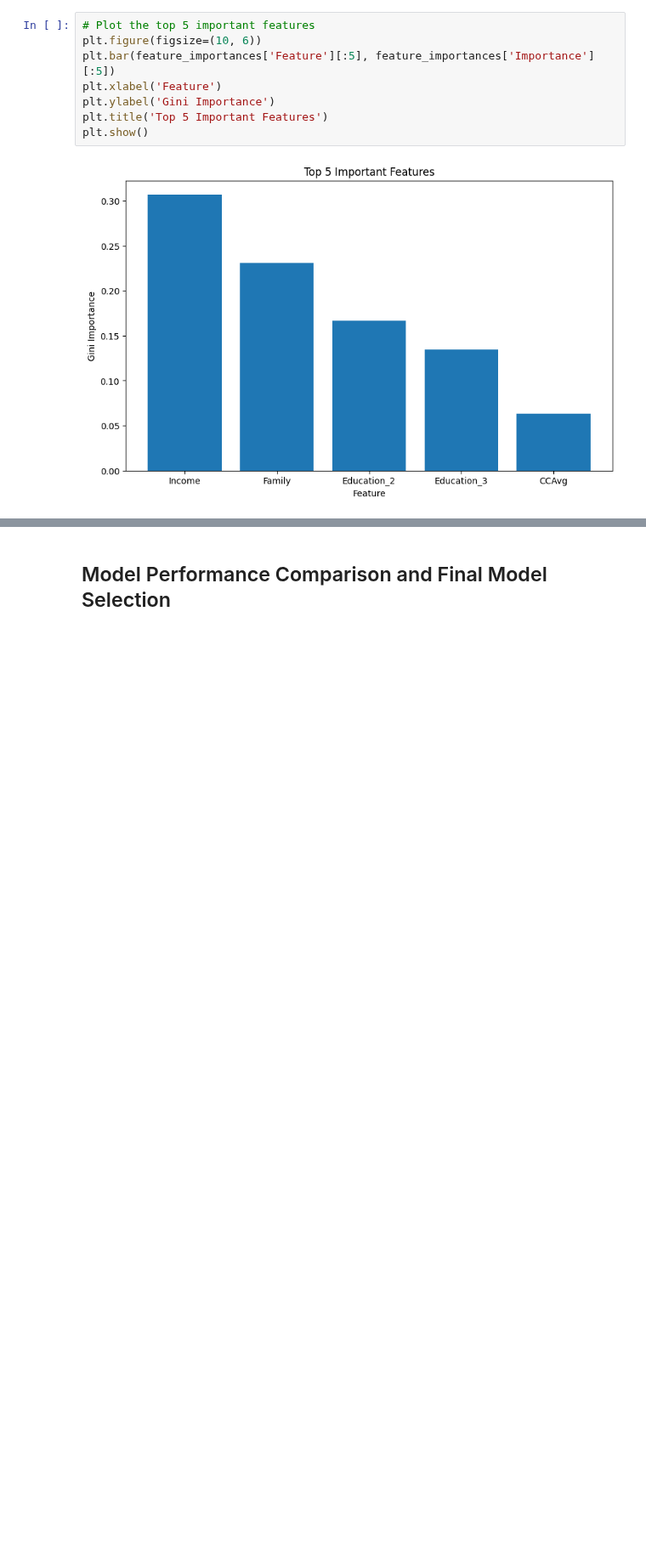
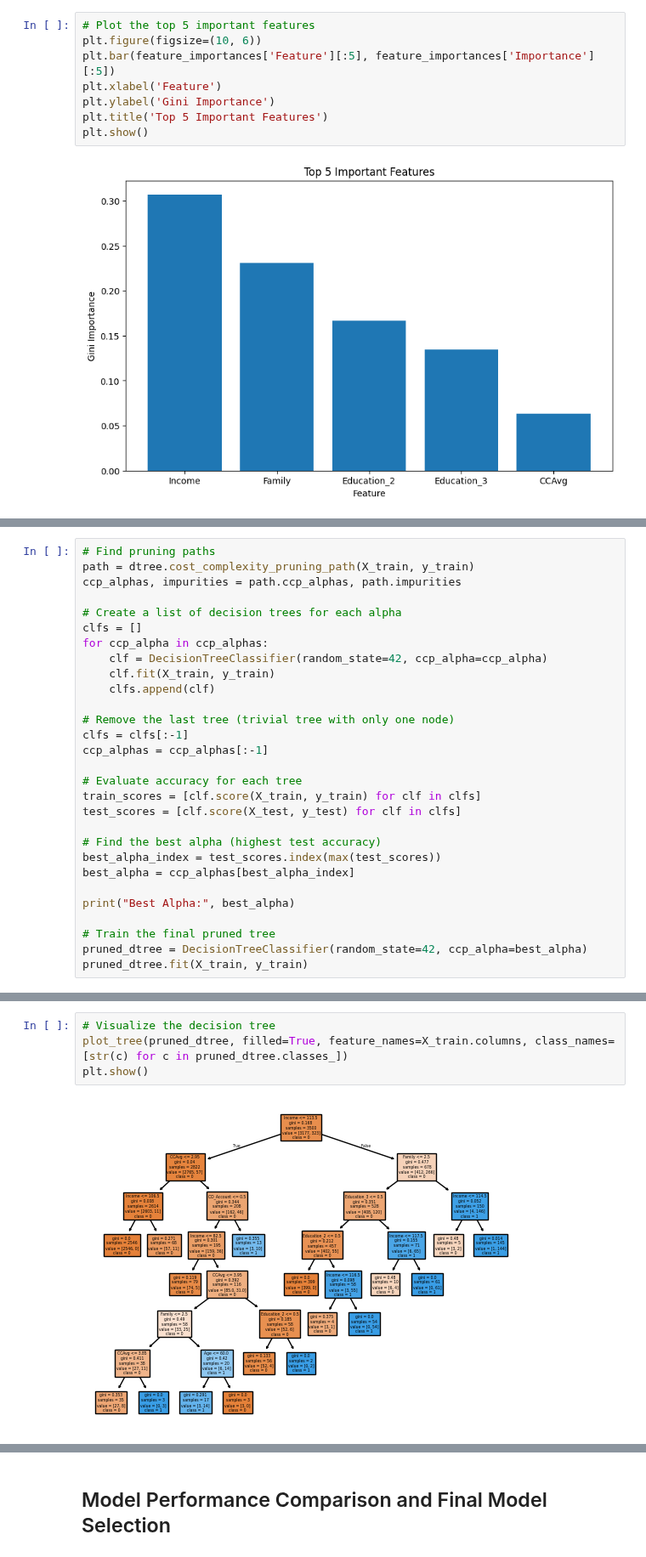
Before and after one commit to ankur0405/LearningPython, a Jupyter notebook: AIML_ML_Project_full_code_notebook.ipynb, the cells around one changed output, grey strips where cells are left out. Shown at 85% size. Drawn from its saved outputs; the diff is of its cells as text; blank space fills up the shorter version.

```diff
--- a/AIML_ML_Project_full_code_notebook.ipynb
+++ b/AIML_ML_Project_full_code_notebook.ipynb
@@ -413,0 +462,29 @@ plt.show()
+# %%
+# Find pruning paths
+path = dtree.cost_complexity_pruning_path(X_train, y_train)
+ccp_alphas, impurities = path.ccp_alphas, path.impurities
+
+# Create a list of decision trees for each alpha
+clfs = []
+for ccp_alpha in ccp_alphas:
+    clf = DecisionTreeClassifier(random_state=42, ccp_alpha=ccp_alpha)
+    clf.fit(X_train, y_train)
+    clfs.append(clf)
+
+# Remove the last tree (trivial tree with only one node)
+clfs = clfs[:-1]
+ccp_alphas = ccp_alphas[:-1]
+
+# Evaluate accuracy for each tree
+train_scores = [clf.score(X_train, y_train) for clf in clfs]
+test_scores = [clf.score(X_test, y_test) for clf in clfs]
+
+# Find the best alpha (highest test accuracy)
+best_alpha_index = test_scores.index(max(test_scores))
+best_alpha = ccp_alphas[best_alpha_index]
+
+print("Best Alpha:", best_alpha)
+
+# Train the final pruned tree
+pruned_dtree = DecisionTreeClassifier(random_state=42, ccp_alpha=best_alpha)
+pruned_dtree.fit(X_train, y_train)
@@ -413,0 +541,6 @@ plt.show()
+# %%
+# Visualize the decision tree
+plot_tree(pruned_dtree, filled=True, feature_names=X_train.columns, class_names=[str(c) for c in pruned_dtree.classes_])
+plt.show()
+# %% [output]
+[figure, added]
```
Also changed, not shown: parts of 18 cells of this notebook.
